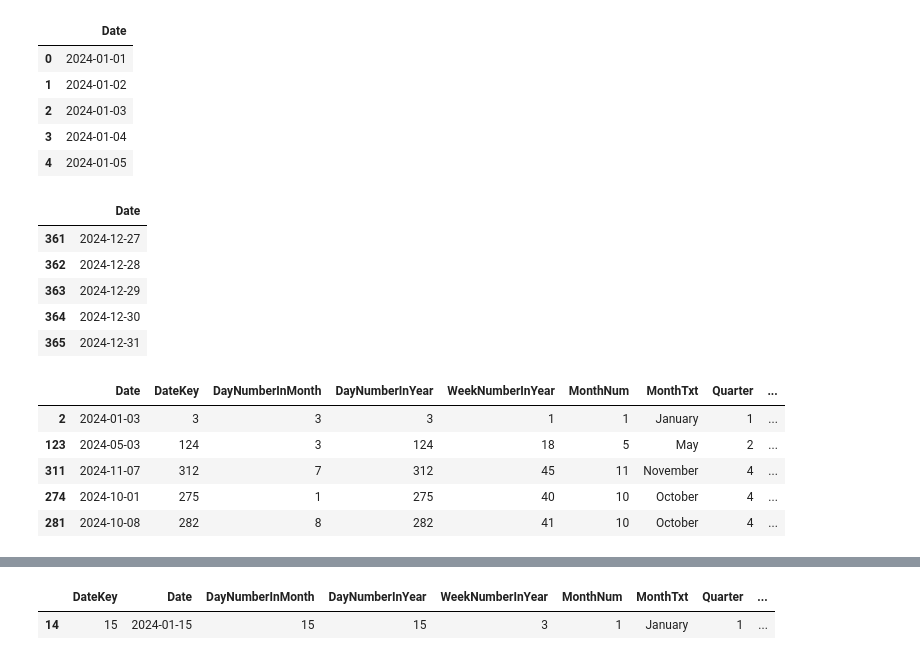
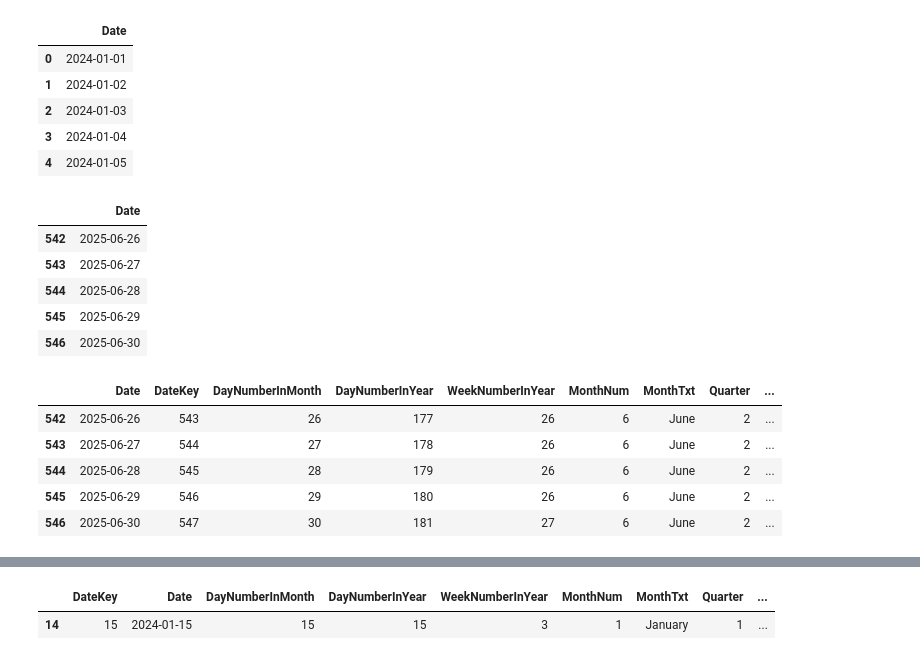
Before and after one commit to mistrypavankumar/Data-warehousing-of-grocery-store, a Jupyter notebook: HW_final/homework-5-d4.ipynb, the cells around one changed output, grey strips where cells are left out. Saved outputs shown, nothing was run; the diff lists cells and outputs as text; code cells hidden in the pictures.

```diff
--- a/HW_final/homework-5-d4.ipynb
+++ b/HW_final/homework-5-d4.ipynb
@@ -11,7 +11,7 @@ cur = conn.cursor()
 output_file_path = "./output/"
 # %%
 current_date = datetime(2024, 1, 1)
-end_date = datetime(2024, 12, 31)
+end_date = datetime(2025, 6, 30)
 
 dates = []
 
@@ -32,11 +32,11 @@ date_df.head()
 date_df.tail()
 # %% [output]
 |  | Date |
-| 361 | 2024-12-27 |
-| 362 | 2024-12-28 |
-| 363 | 2024-12-29 |
-| 364 | 2024-12-30 |
-| 365 | 2024-12-31 |
+| 542 | 2025-06-26 |
+| 543 | 2025-06-27 |
+| 544 | 2025-06-28 |
+| 545 | 2025-06-29 |
+| 546 | 2025-06-30 |
 # %%
 # adding other columns
 date_df['DateKey'] = date_df.index + 1   # 1 to 365
@@ -55,11 +55,11 @@ date_df['Fiscal Year'] = date_df.apply(
 
 date_df['isWeekend'] = date_df['Date'].dt.dayofweek >= 5
 # %%
-date_df.sample(5)
+date_df.tail(5)
 # %% [output]
 |  | Date | DateKey | DayNumberInMonth | DayNumberInYear | WeekNumberInYear | MonthNum | MonthTxt | Quarter | ... |
-| 2 | 2024-01-03 | 3 | 3 | 3 | 1 | 1 | January | 1 | ... |
-| 123 | 2024-05-03 | 124 | 3 | 124 | 18 | 5 | May | 2 | ... |
-| 311 | 2024-11-07 | 312 | 7 | 312 | 45 | 11 | November | 4 | ... |
-| 274 | 2024-10-01 | 275 | 1 | 275 | 40 | 10 | October | 4 | ... |
-| 281 | 2024-10-08 | 282 | 8 | 282 | 41 | 10 | October | 4 | ... |
+| 542 | 2025-06-26 | 543 | 26 | 177 | 26 | 6 | June | 2 | ... |
+| 543 | 2025-06-27 | 544 | 27 | 178 | 26 | 6 | June | 2 | ... |
+| 544 | 2025-06-28 | 545 | 28 | 179 | 26 | 6 | June | 2 | ... |
+| 545 | 2025-06-29 | 546 | 29 | 180 | 26 | 6 | June | 2 | ... |
+| 546 | 2025-06-30 | 547 | 30 | 181 | 27 | 6 | June | 2 | ... |
```
Also changed, not shown: parts of 7 cells of this notebook, 8 other files.
